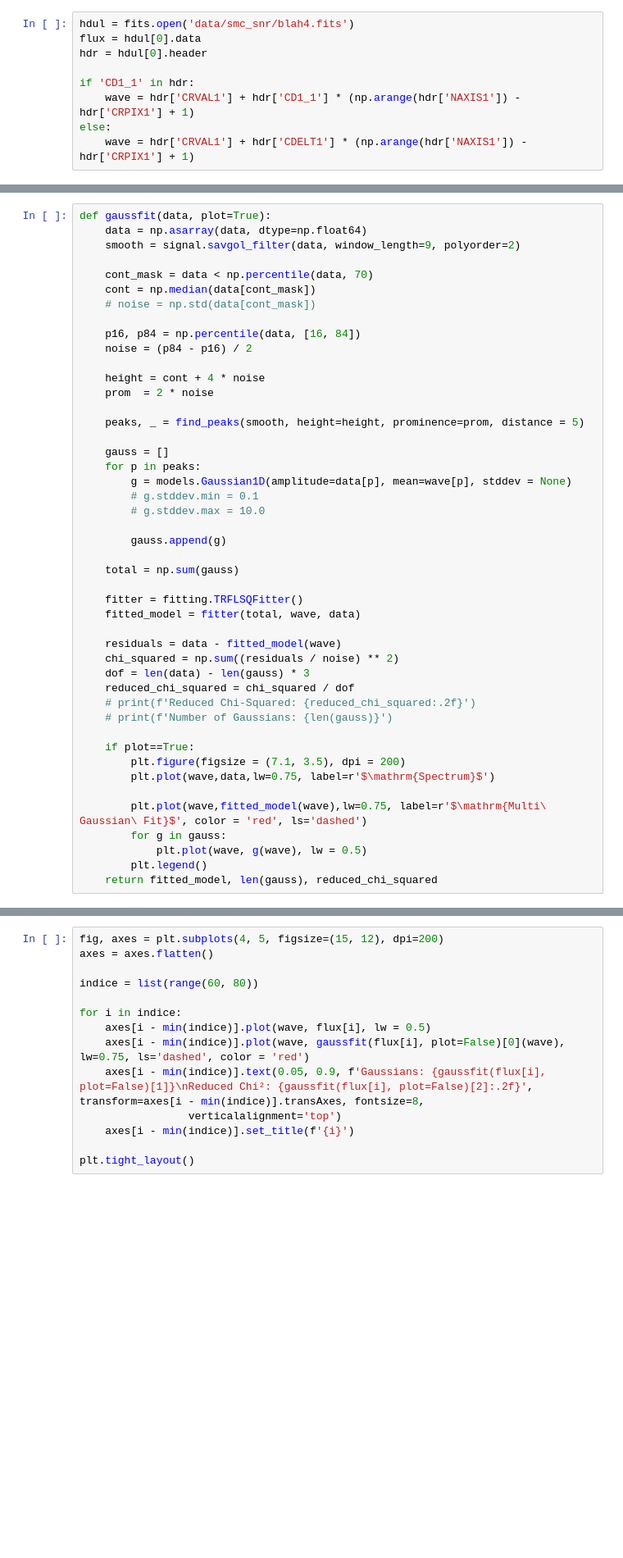
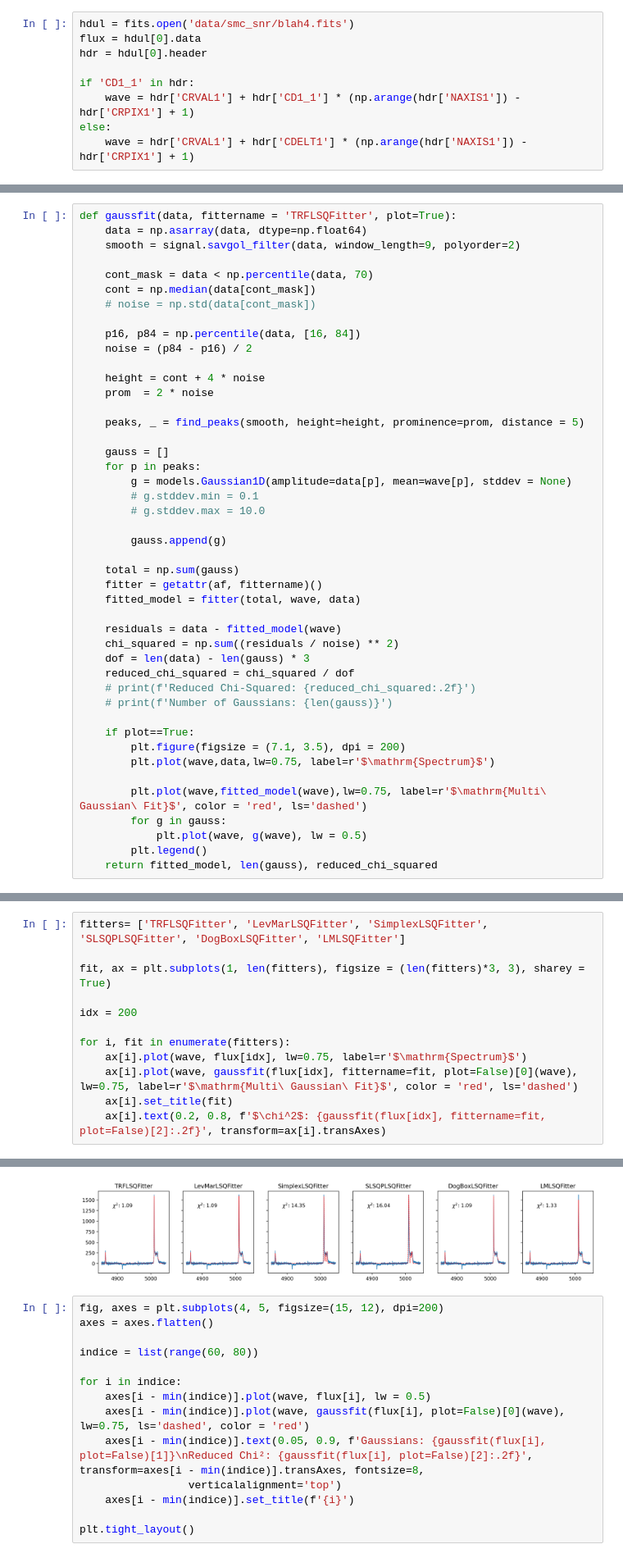
Before and after one commit to callumbloor/snr_stuff, a Jupyter notebook: gaussianfits.ipynb, the cells around one changed output, grey strips where cells are left out. Shown at 82% size. Cells and saved outputs as stored; diff of their text form; blank space fills up the shorter version.

Commit message:
modified fitter choice

```diff
--- a/gaussianfits.ipynb
+++ b/gaussianfits.ipynb
@@ -27,5 +30,5 @@ else:
 # %%
-def gaussfit(data, plot=True):
+def gaussfit(data, fittername = 'TRFLSQFitter', plot=True):
     data = np.asarray(data, dtype=np.float64)
     smooth = signal.savgol_filter(data, window_length=9, polyorder=2)
 
@@ -50,8 +53,7 @@ def gaussfit(data, plot=True):
         gauss.append(g)
 
     total = np.sum(gauss)
-
-    fitter = fitting.TRFLSQFitter()
+    fitter = getattr(af, fittername)()
     fitted_model = fitter(total, wave, data)
 
     residuals = data - fitted_model(wave)
@@ -72,0 +77,13 @@ def gaussfit(data, plot=True):
+# %%
+fitters= ['TRFLSQFitter', 'LevMarLSQFitter', 'SimplexLSQFitter', 'SLSQPLSQFitter', 'DogBoxLSQFitter', 'LMLSQFitter']
+
+fit, ax = plt.subplots(1, len(fitters), figsize = (len(fitters)*3, 3), sharey = True)
+
+idx = 200
+
+for i, fit in enumerate(fitters):
+    ax[i].plot(wave, flux[idx], lw=0.75, label=r'$\mathrm{Spectrum}$')
+    ax[i].plot(wave, gaussfit(flux[idx], fittername=fit, plot=False)[0](wave), lw=0.75, label=r'$\mathrm{Multi\ Gaussian\ Fit}$', color = 'red', ls='dashed')
+    ax[i].set_title(fit)
+    ax[i].text(0.2, 0.8, f'$\chi^2$: {gaussfit(flux[idx], fittername=fit, plot=False)[2]:.2f}', transform=ax[i].transAxes)
+# %% [output]
@@ -73,3 +102,4 @@ def gaussfit(data, plot=True):
+[figure, added]
 # %%
 fig, axes = plt.subplots(4, 5, figsize=(15, 12), dpi=200)
 axes = axes.flatten()
```
Also changed, not shown: parts of 4 cells of this notebook.
